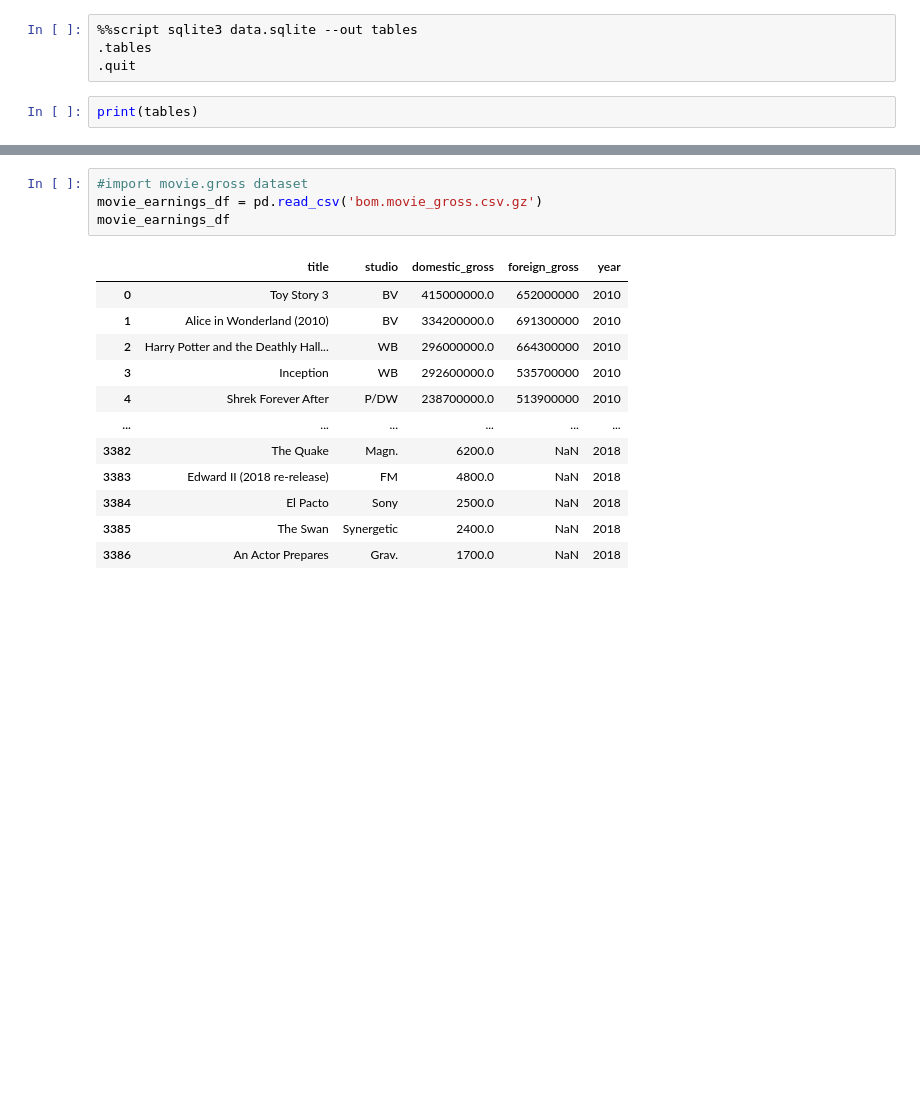
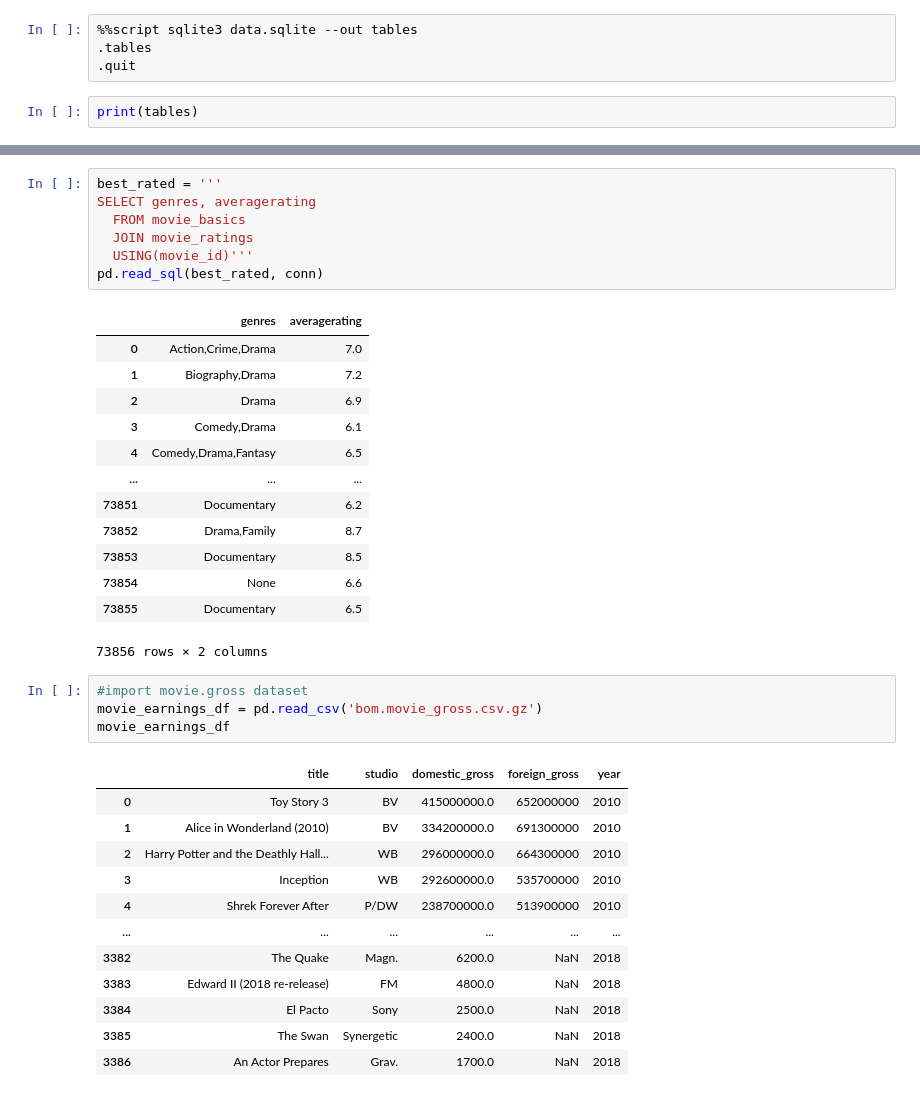
Before and after one commit to WendyMwiti/microsoft_movie_analysis, a Jupyter notebook: zippedData/Moviesmicrosoft.ipynb, the cells around one changed output, grey strips where cells are left out. Drawn from its saved outputs; the diff is of its cells as text; blank space fills up the shorter version.

```diff
--- a/zippedData/Moviesmicrosoft.ipynb
+++ b/zippedData/Moviesmicrosoft.ipynb
@@ -33,3 +77,24 @@ pd.read_sql(movie_basics,conn)
+# %%
+best_rated = '''
+SELECT genres, averagerating
+  FROM movie_basics
+  JOIN movie_ratings
+  USING(movie_id)'''
+pd.read_sql(best_rated, conn)
+# %% [output]
+|  | genres | averagerating |
+| 0 | Action,Crime,Drama | 7.0 |
+| 1 | Biography,Drama | 7.2 |
+| 2 | Drama | 6.9 |
+| 3 | Comedy,Drama | 6.1 |
+| 4 | Comedy,Drama,Fantasy | 6.5 |
+| ... | ... | ... |
+| 73851 | Documentary | 6.2 |
+| 73852 | Drama,Family | 8.7 |
+| 73853 | Documentary | 8.5 |
+| 73854 | None | 6.6 |
+| 73855 | Documentary | 6.5 |
+73856 rows × 2 columns
 # %%
 #import movie.gross dataset
 movie_earnings_df = pd.read_csv('bom.movie_gross.csv.gz')
```
Also changed, not shown: parts of 4 cells of this notebook.
